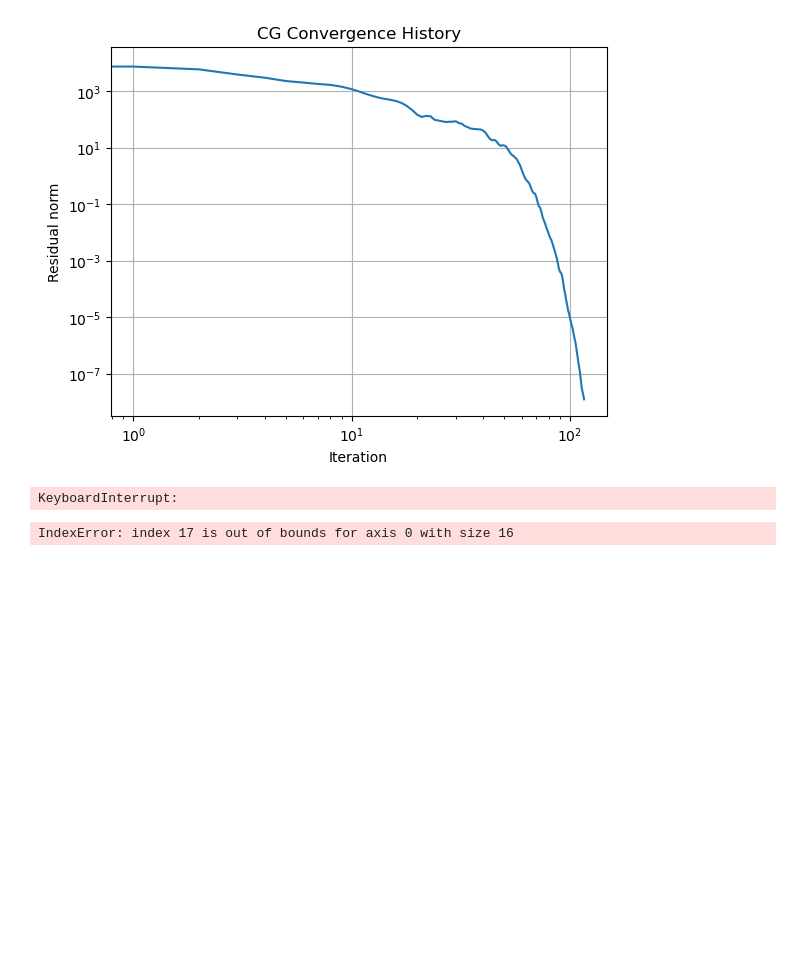
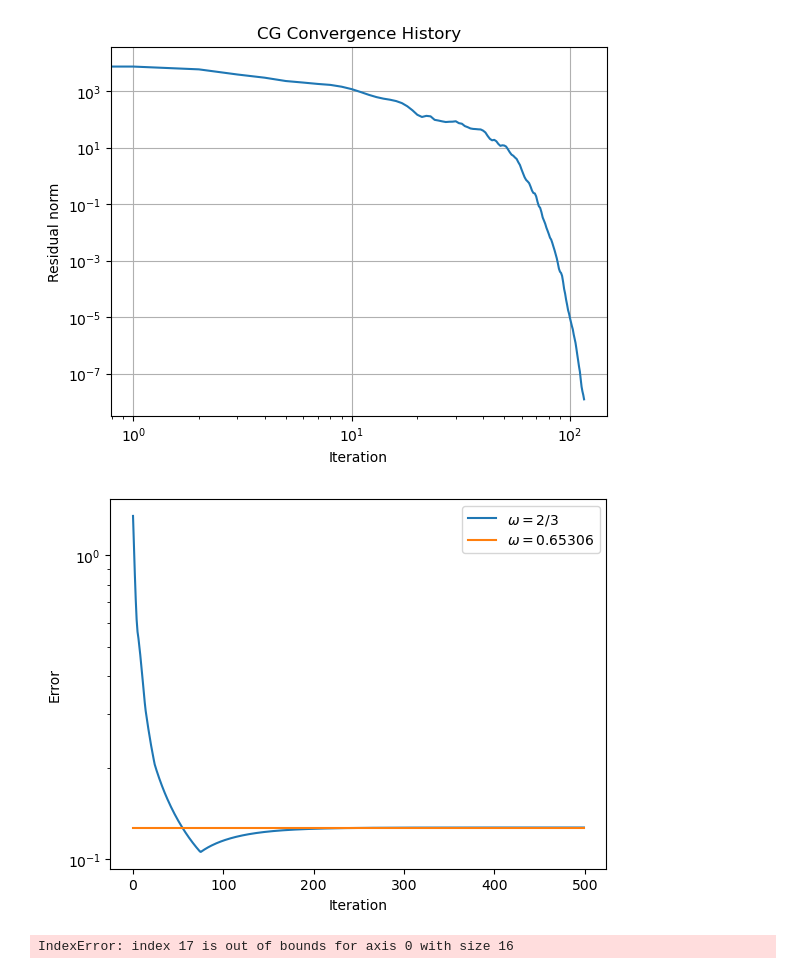
Before and after one commit to Maastrup/02687-SciFi-Computing, a Jupyter notebook: Assignment 1/Exercise3.ipynb, the cells around one changed output. Drawn from its saved outputs; the diff is of its cells as text; code cells hidden in the pictures; blank space fills up the shorter version.

```diff
--- a/Assignment 1/Exercise3.ipynb
+++ b/Assignment 1/Exercise3.ipynb
@@ -159,43 +159,43 @@ def exact_solution(m, u_func):
 
     return Ue
 # %%
-m = 200
+m = 11
 omega = 2/3
-iters = 600
+iters = 500
 
 F = form_rhs(m, f_func, u_func)
 U = np.zeros(np.size(F))
 
 h = 1/(m+1)
 U_exact = exact_solution(m, u_func)
 
 errors = []
 
 for k in range(iters):
     U = smooth(U, omega, m, F)
 
-    #err = np.linalg.norm(U - U_exact, np.inf)  # infinity norm
-    err = h*np.linalg.norm(U - U_exact, 2)  # L2-norm
+    err = np.linalg.norm(U - U_exact, np.inf)  # infinity norm
+    #err = h*np.linalg.norm(U - U_exact, 2)  # L2-norm
     errors.append(err)
 
 omega = 0.65306
 errors2 = []
 
 for k in range(iters):
     U = smooth(U, omega, m, F)
 
-    #err = np.linalg.norm(U - U_exact, np.inf)  # infinity norm
-    err = h*np.linalg.norm(U - U_exact, 2)  # L2-norm
+    err = np.linalg.norm(U - U_exact, np.inf)  # infinity norm
+    #err = h*np.linalg.norm(U - U_exact, 2)  # L2-norm
     errors2.append(err)
 
 plt.semilogy(errors, label=rf"$\omega = 2/3$")
 plt.semilogy(errors2, label=rf"$\omega = {omega}$")
 plt.xlabel("Iteration")
 plt.ylabel("Error")
 plt.legend()
 plt.show()
 # %% [output]
-KeyboardInterrupt:
+[figure, added]
 # %%
 def exact_solution(m, u_func):
     h = 1/(m+1)
```
Also changed, not shown: parts of 1 cell of this notebook.
